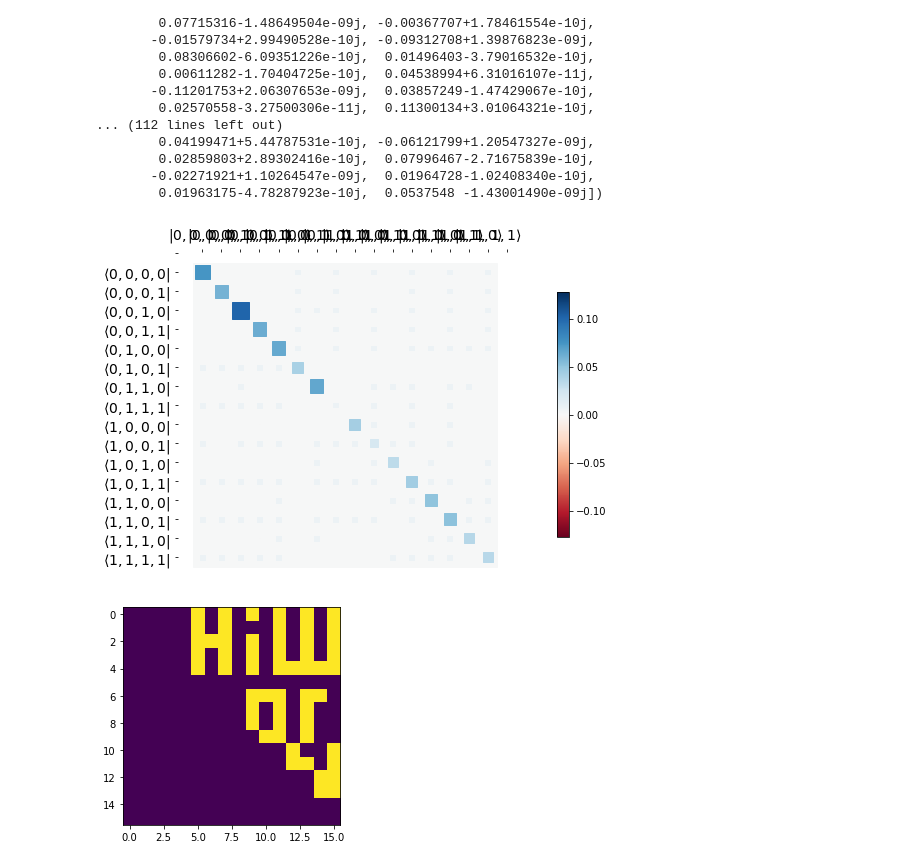
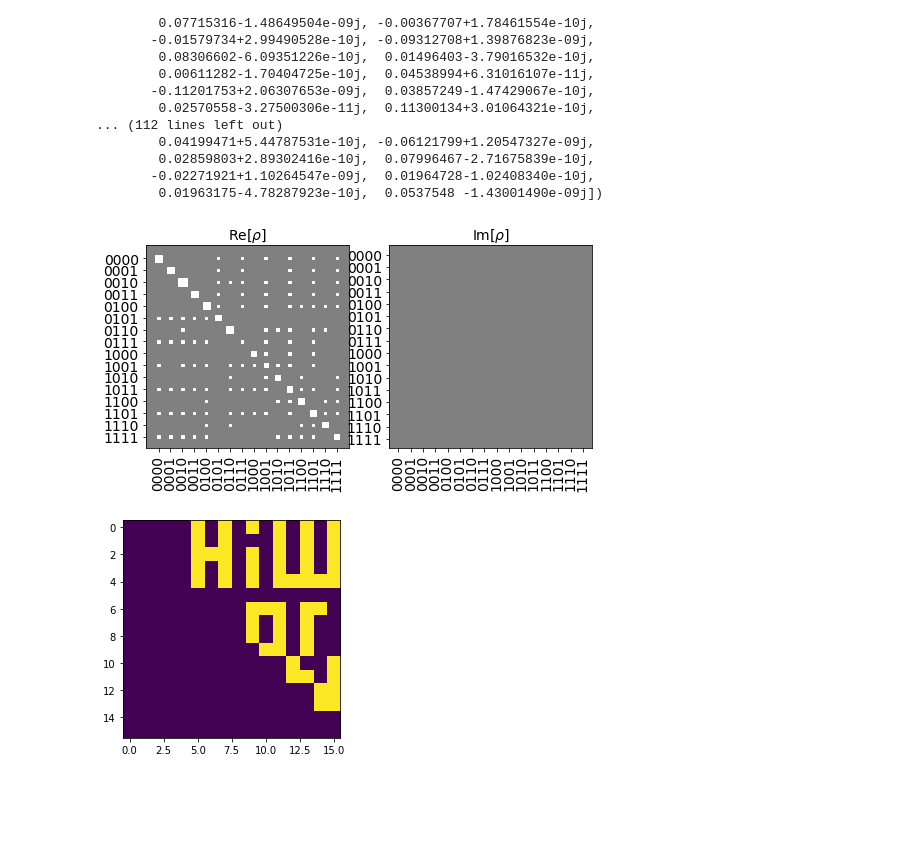
Before and after one commit to tantrix10/qiskit_hello_world, a Jupyter notebook: hello_world.ipynb, the cells around one changed output. Cells and saved outputs as stored; diff of their text form; code cells hidden in the pictures; blank space fills up the shorter version.

Commit message:
didn't realise qiskit had partial trace, completely qiskit version

```diff
--- a/hello_world.ipynb
+++ b/hello_world.ipynb
@@ -52,21 +54,20 @@ array([ 0.06372567+0.00000000e+00j,  0.17397985-3.86923767e-09j,
         0.02859803+2.89302416e-10j,  0.07996467-2.71675839e-10j,
        -0.02271921+1.10264547e-09j,  0.01964728-1.02408340e-10j,
         0.01963175-4.78287923e-10j,  0.0537548 -1.43001490e-09j])
-# %%
-#okay, that's rubbish, let's look closer
-final_state = qt.Qobj(final_state, dims = [[2]*8,[1]*8])
 # %%
 """
 Let's just look at the sub-system of just the first 4-qubits.
 
 Finally!! Here it is!
 
+I'm using tools instead of quantum_info because tools return an array that visualization will work with.
+
 """
-red_state = final_state.ptrace((0,1,2,3))
-fig, ax = qt.hinton(red_state)
-plt.show()
+reduced_state = q.tools.partial_trace(final_state, (0,1,2,3))
+
+q.visualization.plot_state_hinton(reduced_state)
 # %% [output]
-[figure, old version]
+[figure, new version]
 # %%
 """
 This is much easier on a classical computer...
```
Also changed, not shown: parts of 6 cells of this notebook.
